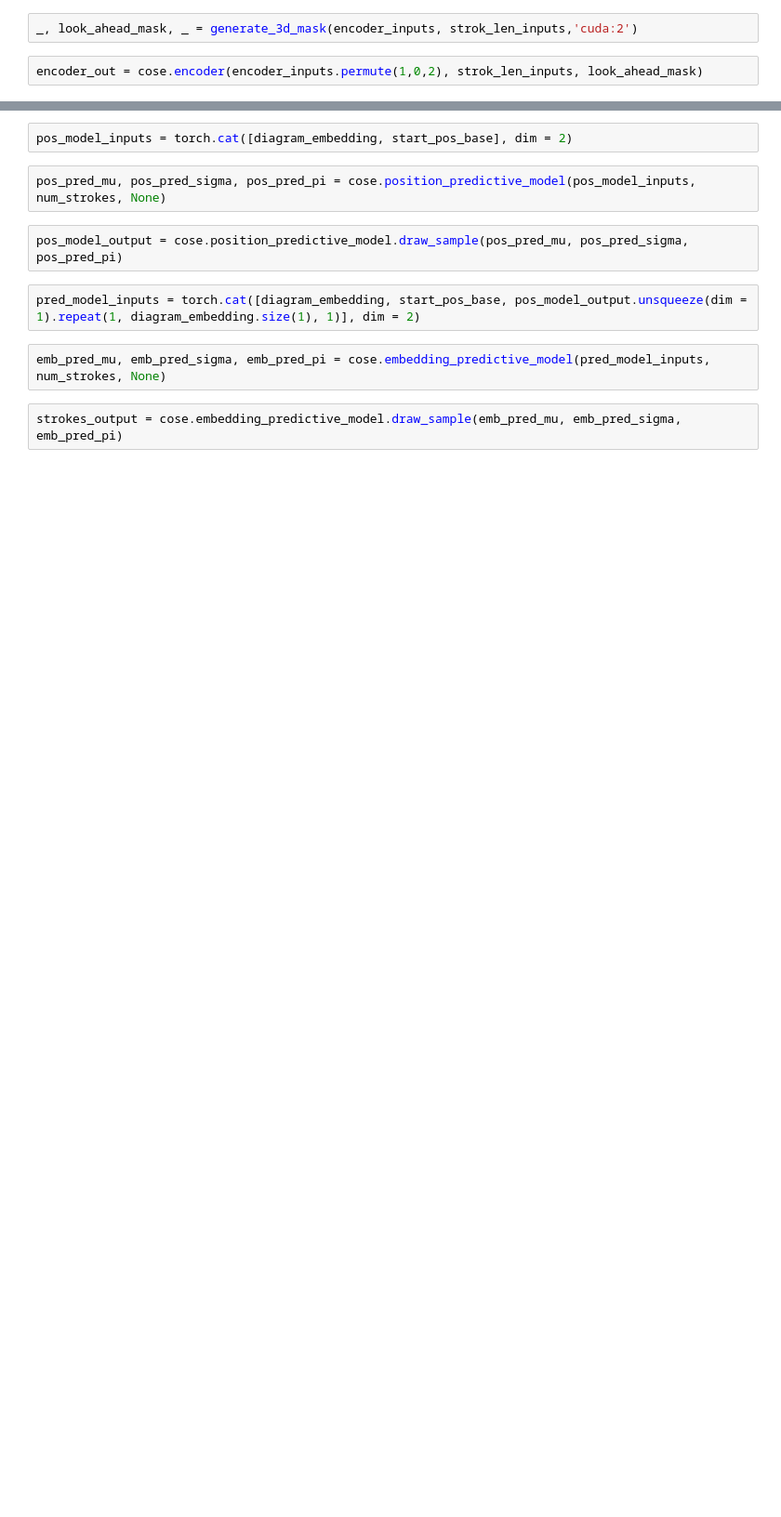
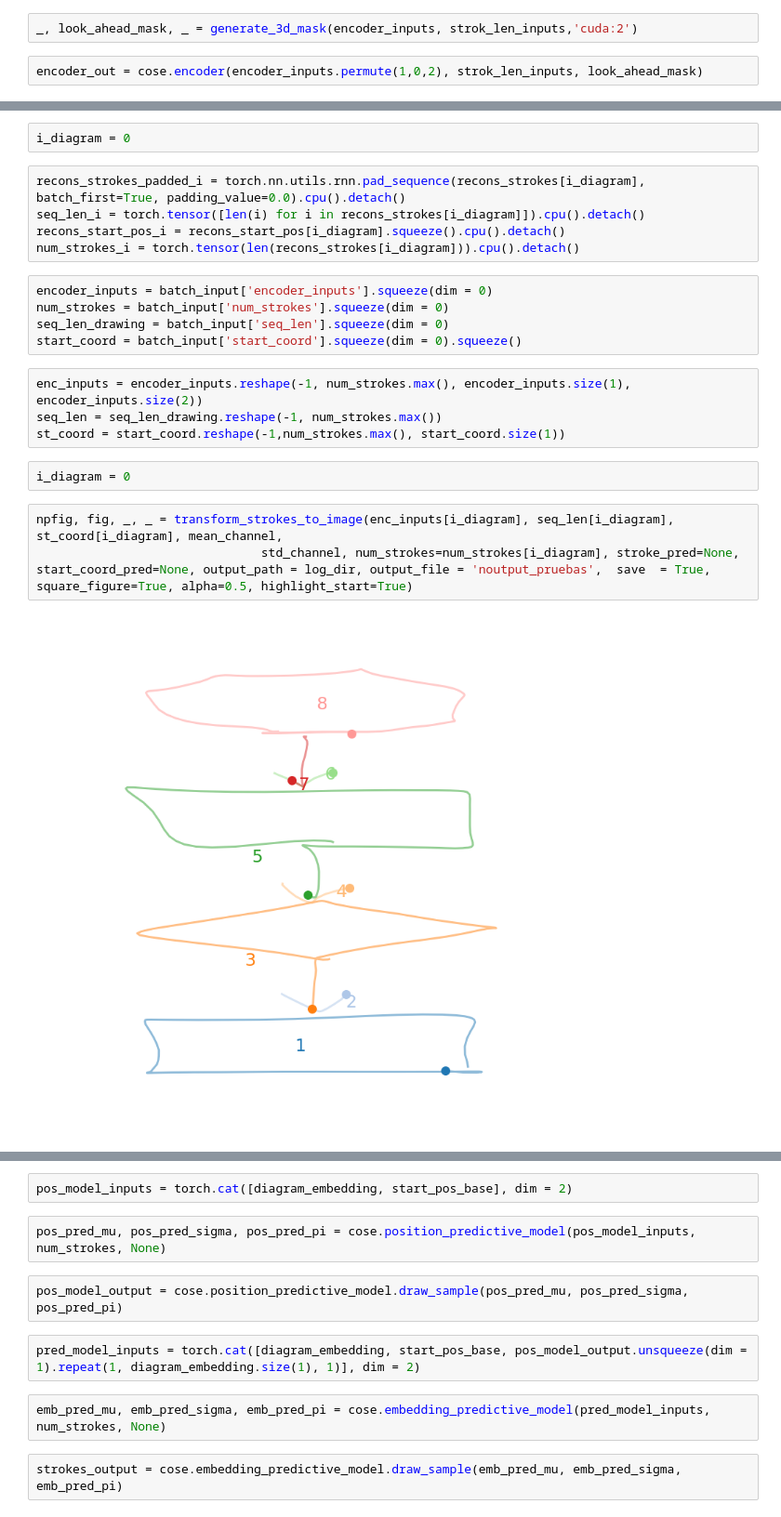
Before and after one commit to IAmigos/CoSE-pytorch, a Jupyter notebook: prueba_eval_and_drawing.ipynb, the cells around one changed output, grey strips where cells are left out. Shown: that part at 93% size. Cells and saved outputs as stored; diff of their text form; blank space fills up the shorter version.

```diff
--- a/prueba_eval_and_drawing.ipynb
+++ b/prueba_eval_and_drawing.ipynb
@@ -93,0 +296,23 @@ encoder_out = cose.encoder(encoder_inputs.permute(1,0,2), strok_len_inputs, look
+# %%
+i_diagram = 0
+# %%
+recons_strokes_padded_i = torch.nn.utils.rnn.pad_sequence(recons_strokes[i_diagram], batch_first=True, padding_value=0.0).cpu().detach()
+seq_len_i = torch.tensor([len(i) for i in recons_strokes[i_diagram]]).cpu().detach()
+recons_start_pos_i = recons_start_pos[i_diagram].squeeze().cpu().detach()
+num_strokes_i = torch.tensor(len(recons_strokes[i_diagram])).cpu().detach()
+# %%
+encoder_inputs = batch_input['encoder_inputs'].squeeze(dim = 0)
+num_strokes = batch_input['num_strokes'].squeeze(dim = 0)
+seq_len_drawing = batch_input['seq_len'].squeeze(dim = 0)
+start_coord = batch_input['start_coord'].squeeze(dim = 0).squeeze()
+# %%
+enc_inputs = encoder_inputs.reshape(-1, num_strokes.max(), encoder_inputs.size(1), encoder_inputs.size(2))
+seq_len = seq_len_drawing.reshape(-1, num_strokes.max())
+st_coord = start_coord.reshape(-1,num_strokes.max(), start_coord.size(1))
+# %%
+i_diagram = 0
+# %%
+npfig, fig, _, _ = transform_strokes_to_image(enc_inputs[i_diagram], seq_len[i_diagram], st_coord[i_diagram], mean_channel,
+                               std_channel, num_strokes=num_strokes[i_diagram], stroke_pred=None, start_coord_pred=None, output_path = log_dir, output_file = 'noutput_pruebas',  save  = True, square_figure=True, alpha=0.5, highlight_start=True)
+# %% [output]
+[figure, added]
```
Also changed, not shown: parts of 34 cells of this notebook, 8 other files.
